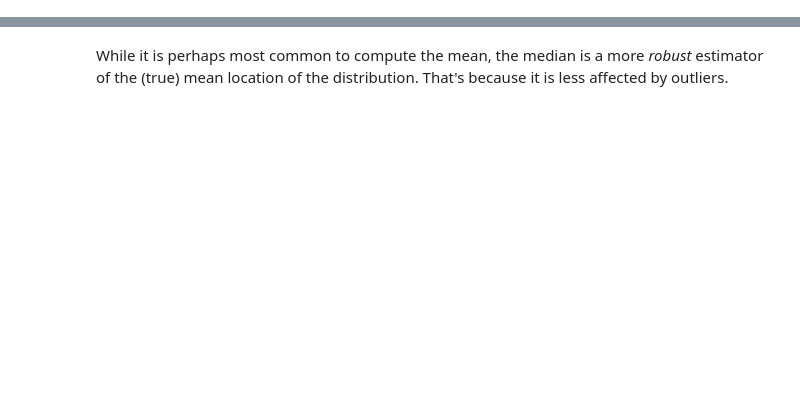
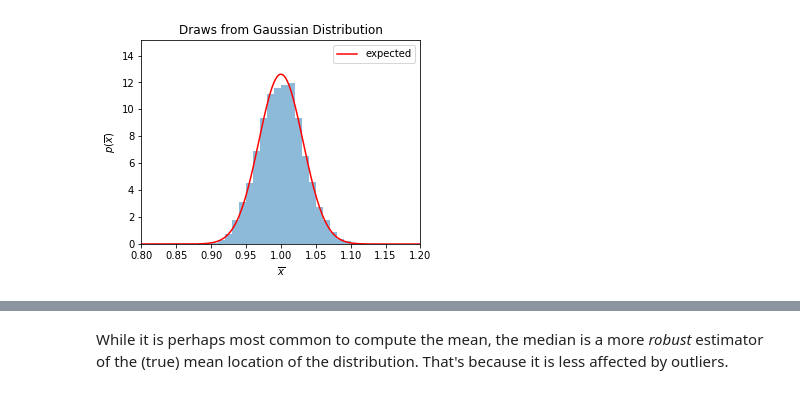
Before and after one commit to Ragadeepika-Pucha/astr-324-s17, a Jupyter notebook: notebooks/Week-2-Thu.ipynb, the cells around one changed output, grey strips where cells are left out. Drawn from its saved outputs; the diff is of its cells as text; code cells hidden in the pictures; blank space fills up the shorter version.

```diff
--- a/notebooks/Week-2-Thu.ipynb
+++ b/notebooks/Week-2-Thu.ipynb
@@ -41,0 +26,35 @@ print mean
+# %%
+### let's see how it looks in practice by doing a few numerical experiments
+# 1) draw k=10 numbers from N(mu=1.0, sigma=0.1) and compute their mean; repeat this
+#   computation M=10,000 times and plot the distribution of these M means; is this
+#   distribution well described by N(1.0, 0.1/sqrt(k))?
+np.random.seed(42)
+k = 10
+M = 10000
+mu = 1.0
+sigma = 0.1
+means = np.zeros(M)  # for storing the mean values obtained in M draws
+for i in range(M):
+    x = norm(mu, sigma).rvs(k) # here we draw k numbers from N(mu=.0, sigma=0.1)
+    means[i] = np.mean(x)
+# now plot the histogram of values in array means
+
+fig, ax = plt.subplots(figsize=(5, 3.75))
+# histogram the data
+ax.hist(means, bins=np.linspace(0.8, 1.2, 41),
+            histtype='stepfilled', alpha=0.5, normed=True)
+# expected gaussian distribution
+xGrid = np.linspace(0, 2, 1000)
+gauss = norm(mu, sigma/np.sqrt(k)).pdf(xGrid)  # this is a function of x: gauss(x)
+plt.plot(xGrid, gauss, ls='-', c='red', label='expected')
+
+plt.xlim(0.8, 1.2)
+yMax = 1.2*np.sqrt(k)/np.sqrt(2*3.14) / sigma
+plt.ylim(0, yMax)
+plt.xlabel('$\overline{x}$')
+plt.ylabel(r'$p(\overline{x})$')
+plt.title('Draws from Gaussian Distribution')
+plt.legend()
+plt.show()
+# %% [output]
+[figure, added]
```
Also changed, not shown: parts of 85 cells of this notebook.
